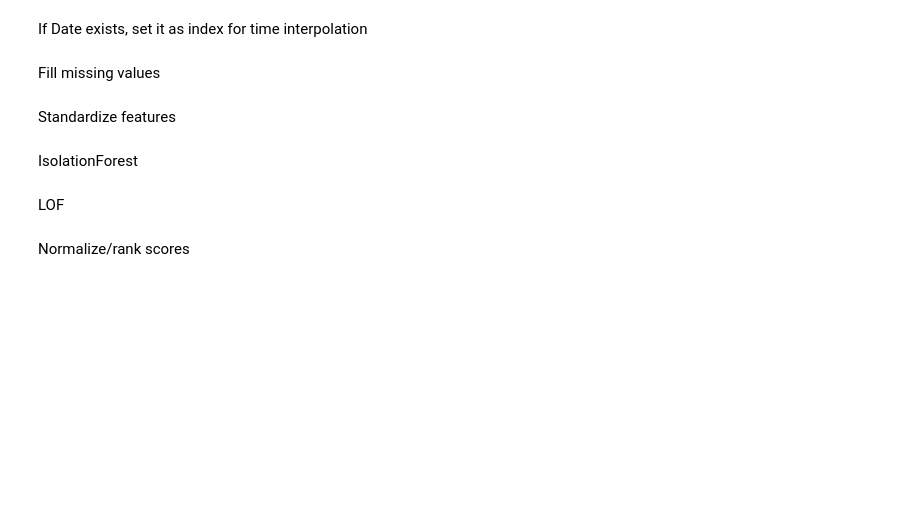
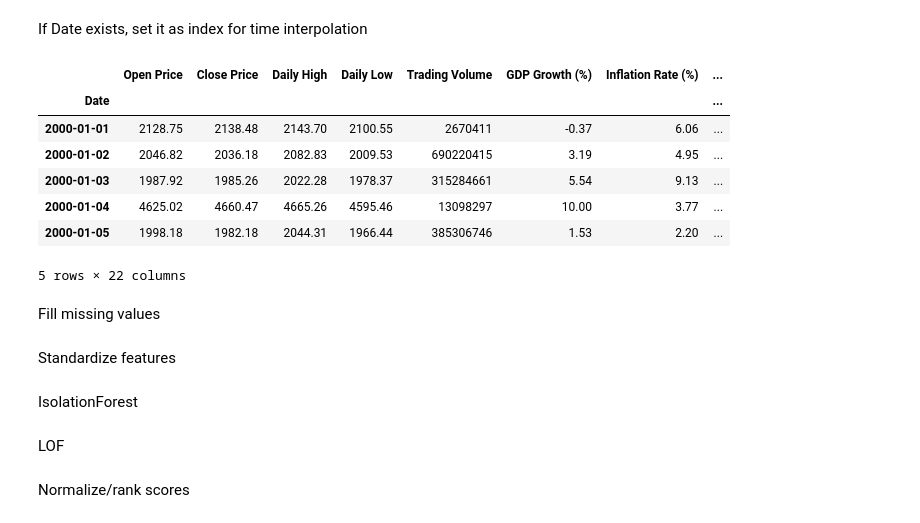
Before and after one commit to rakafebriansy/econ-anomaly-detection-iso-and-lof, a Jupyter notebook: Anomaly_Detection_in_Multivariate_Economic_Data_with_Isolation_Forest_and_LOF.ipynb, the cells around one changed output. Saved outputs shown, nothing was run; the diff lists cells and outputs as text; code cells hidden in the pictures; blank space fills up the shorter version.

```diff
--- a/Anomaly_Detection_in_Multivariate_Economic_Data_with_Isolation_Forest_and_LOF.ipynb
+++ b/Anomaly_Detection_in_Multivariate_Economic_Data_with_Isolation_Forest_and_LOF.ipynb
@@ -67,6 +95,17 @@ If Date exists, set it as index for time interpolation
 # %%
 if 'Date' in df.columns:
     X_df.index = df['Date']
+
+X_df.head(5)
+# %% [output]
+|  | Open Price | Close Price | Daily High | Daily Low | Trading Volume | GDP Growth (%) | Inflation Rate (%) | ... |
+| Date |  |  |  |  |  |  |  | ... |
+| 2000-01-01 | 2128.75 | 2138.48 | 2143.70 | 2100.55 | 2670411 | -0.37 | 6.06 | ... |
+| 2000-01-02 | 2046.82 | 2036.18 | 2082.83 | 2009.53 | 690220415 | 3.19 | 4.95 | ... |
+| 2000-01-03 | 1987.92 | 1985.26 | 2022.28 | 1978.37 | 315284661 | 5.54 | 9.13 | ... |
+| 2000-01-04 | 4625.02 | 4660.47 | 4665.26 | 4595.46 | 13098297 | 10.00 | 3.77 | ... |
+| 2000-01-05 | 1998.18 | 1982.18 | 2044.31 | 1966.44 | 385306746 | 1.53 | 2.20 | ... |
+5 rows × 22 columns
 # %% [markdown]
 Fill missing values
 # %%
```
Also changed, not shown: parts of 10 cells of this notebook.
